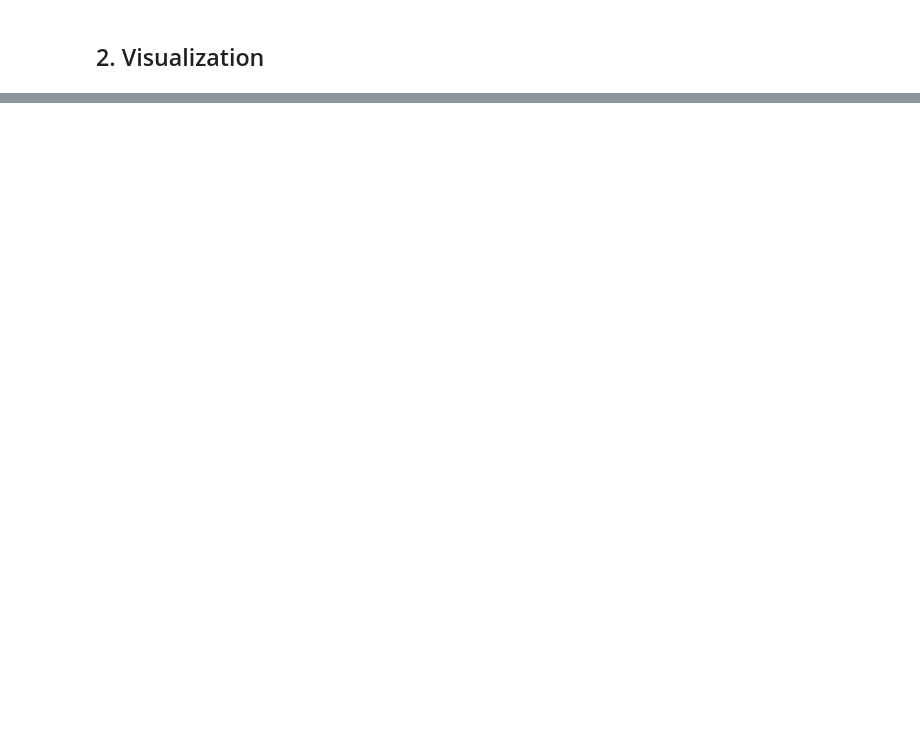
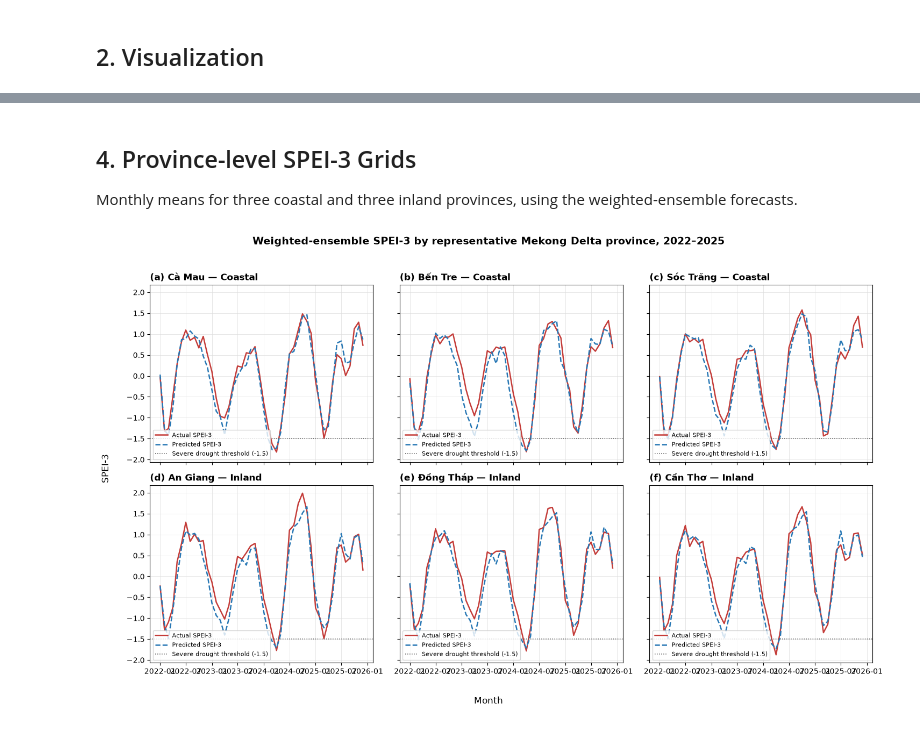
Before and after one commit to TThuyTrang/Drought-Prediction, a Jupyter notebook: notebooks/07_model_evaluation.ipynb, the cells around one changed output, grey strips where cells are left out. Cells and saved outputs as stored; diff of their text form; code cells hidden in the pictures; blank space fills up the shorter version.

```diff
--- a/notebooks/07_model_evaluation.ipynb
+++ b/notebooks/07_model_evaluation.ipynb
@@ -40,0 +146,67 @@ plt.show()
+# %% [markdown]
+## 4. Province-level SPEI-3 Grids
+
+Monthly means for three coastal and three inland provinces, using the weighted-ensemble forecasts.
+# %%
+province_predictions = pd.read_csv(forecast_dir / 'weighted_ensemble_predictions_2022_2025.csv')
+if 'province' not in province_predictions.columns:
+    features = pd.read_parquet('../data/gold/features/gold_drought_features.parquet')
+    if 'province' not in features.columns:
+        raise ValueError(
+            'Forecasts do not include province and gold_drought_features.parquet has no province column to join.'
+        )
+    feature_lat, feature_lon = ('latitude', 'longitude')
+    forecast_lat, forecast_lon = ('lat_r', 'lon_r')
+    province_lookup = features[[feature_lat, feature_lon, 'province']].drop_duplicates()
+    province_predictions = province_predictions.merge(
+        province_lookup,
+        left_on=[forecast_lat, forecast_lon],
+        right_on=[feature_lat, feature_lon],
+        how='left',
+        validate='many_to_one',
+    )
+    if province_predictions['province'].isna().any():
+        raise ValueError('Some forecast grid cells could not be matched to a province.')
+
+province_predictions['_date'] = pd.to_datetime(
+    dict(year=province_predictions['year'], month=province_predictions['month'], day=1)
+)
+coastal_provinces = ['Cà Mau', 'Bến Tre', 'Sóc Trăng']
+inland_provinces = ['An Giang', 'Đồng Tháp', 'Cần Thơ']
+province_order = coastal_provinces + inland_provinces
+province_monthly = (
+    province_predictions[province_predictions['province'].isin(province_order)]
+    .groupby(['province', '_date'])[['actual_spei_3m', 'weighted_ensemble']]
+    .mean()
+    .reset_index()
+)
+missing_provinces = set(province_order) - set(province_monthly['province'].unique())
+if missing_provinces:
+    raise ValueError(f'Missing requested provinces in weighted forecasts: {sorted(missing_provinces)}')
+
+fig, axes = plt.subplots(2, 3, figsize=(15, 9), sharex=True, sharey=True)
+for index, (ax, province) in enumerate(zip(axes.flat, province_order)):
+    monthly = province_monthly[province_monthly['province'] == province].sort_values('_date')
+    ax.plot(monthly['_date'], monthly['actual_spei_3m'], color='#C43C39',
+            linewidth=1.8, label='Actual SPEI-3')
+    ax.plot(monthly['_date'], monthly['weighted_ensemble'], color='#2878B5',
+            linestyle='--', linewidth=1.8, label='Predicted SPEI-3')
+    ax.axhline(-1.5, color='#555555', linestyle=':', linewidth=1.1,
+               label='Severe drought threshold (-1.5)')
+    category = 'Coastal' if province in coastal_provinces else 'Inland'
+    panel = chr(ord('a') + index)
+    ax.set_title(f'({panel}) {province} — {category}', loc='left', fontweight='bold')
+    ax.xaxis.set_major_locator(mdates.MonthLocator(interval=6))
+    ax.xaxis.set_major_formatter(mdates.DateFormatter('%Y-%m'))
+    ax.grid(True, color='#dddddd', linewidth=0.6, alpha=0.8)
+    ax.legend(loc='lower left', fontsize=8, frameon=True)
+
+fig.supxlabel('Month')
+fig.supylabel('SPEI-3')
+fig.suptitle('Weighted-ensemble SPEI-3 by representative Mekong Delta province, 2022–2025',
+             fontsize=14, fontweight='bold')
+fig.tight_layout(rect=(0.02, 0.02, 1, 0.96))
+fig.savefig(figure_dir / 'grid_provinces_spei3_2022_2025.png', dpi=300, bbox_inches='tight')
+plt.show()
+# %% [output]
+[figure, added]
```
Also changed, not shown: parts of 6 cells of this notebook, 7 other files.
